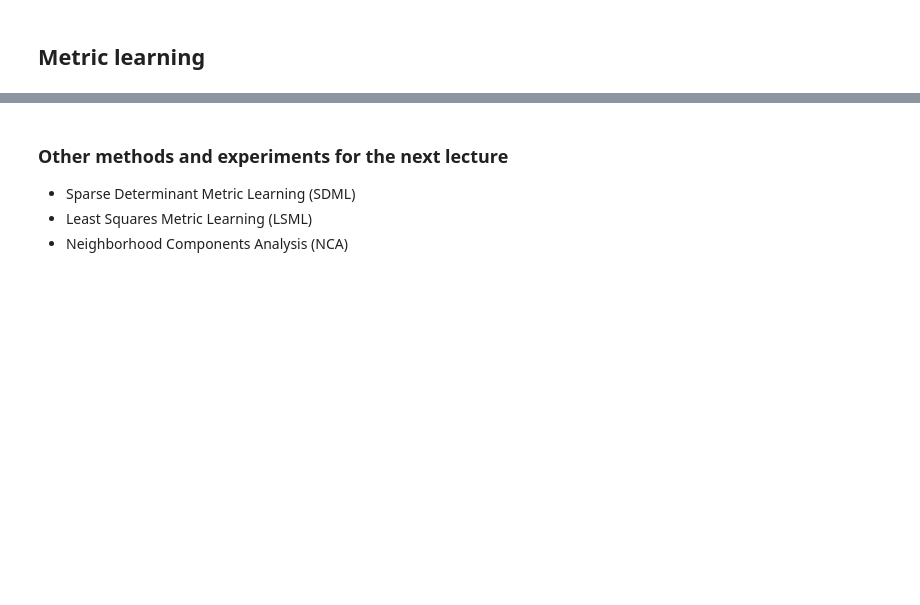
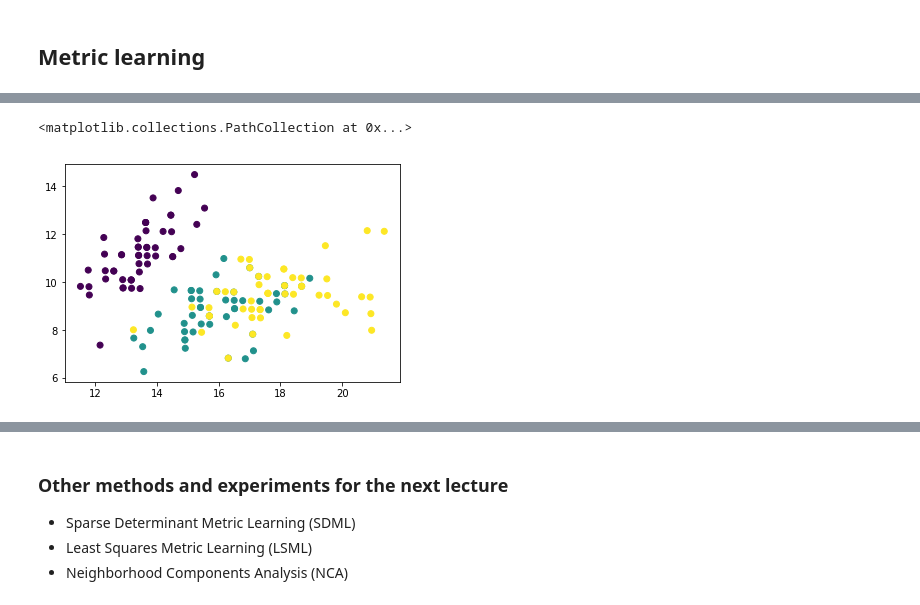
Before and after one commit to amkatrutsa/intro_ml, a Jupyter notebook: Lecture-2.ipynb, the cells around one changed output, grey strips where cells are left out. Cells and saved outputs as stored; diff of their text form; code cells hidden in the pictures; blank space fills up the shorter version.

```diff
--- a/Lecture-2.ipynb
+++ b/Lecture-2.ipynb
@@ -319,0 +330,10 @@ $$
+# %%
+import metric_learn as metrlearn
+
+lmnn = metrlearn.LMNN(convergence_tol=1e-5, k=5)
+X_transform = lmnn.fit(X, y).transform(X)
+# %%
+plt.scatter(X_transform[:, 0], X_transform[:, 1], c=y)
+# %% [output]
+<matplotlib.collections.PathCollection at 0x...>
+[figure, added]
```
Also changed, not shown: parts of 10 cells of this notebook.
